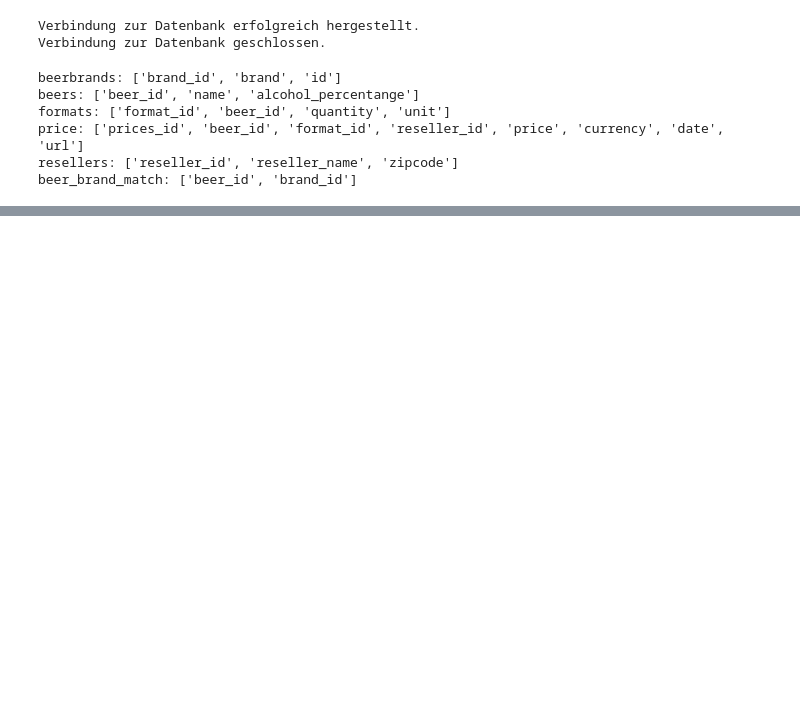
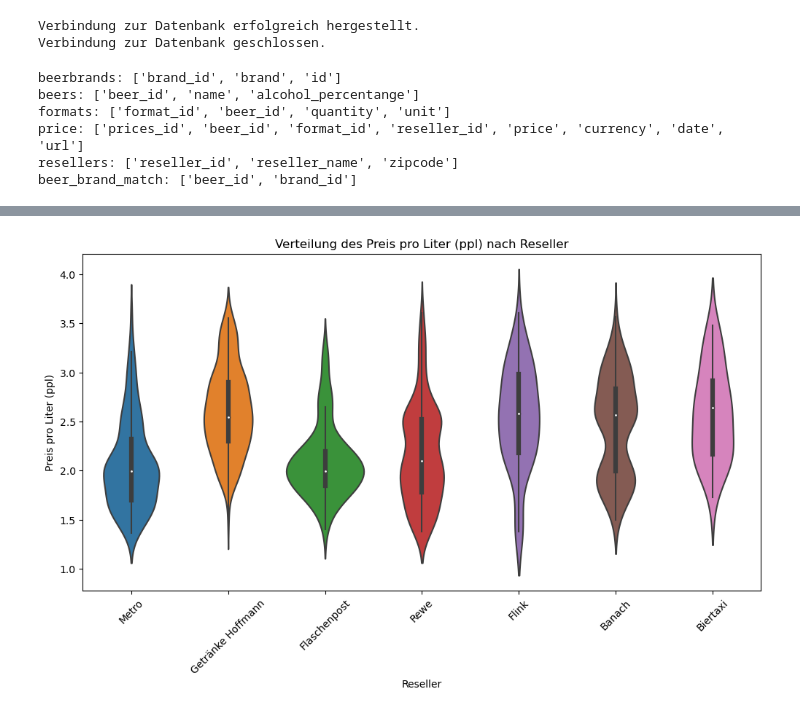
Before and after one commit to Joel-Rasch/Beer_Scraping, a Jupyter notebook: analysis/analysis_leon.ipynb, the cells around one changed output, grey strips where cells are left out. Drawn from its saved outputs; the diff is of its cells as text; code cells hidden in the pictures; blank space fills up the shorter version.

```diff
--- a/analysis/analysis_leon.ipynb
+++ b/analysis/analysis_leon.ipynb
@@ -126,0 +385,11 @@ display(merge_beers)
+# %%
+#Violinplot
+plt.figure(figsize=(12, 6))
+sns.violinplot(x='reseller_name', y='ppl', data=reseller_analysis)
+plt.xticks(rotation=45)
+plt.title('Verteilung des Preis pro Liter (ppl) nach Reseller')
+plt.xlabel('Reseller')
+plt.ylabel('Preis pro Liter (ppl)')
+plt.show()
+# %% [output]
+[figure, added]
```
Also changed, not shown: parts of 30 cells of this notebook.
